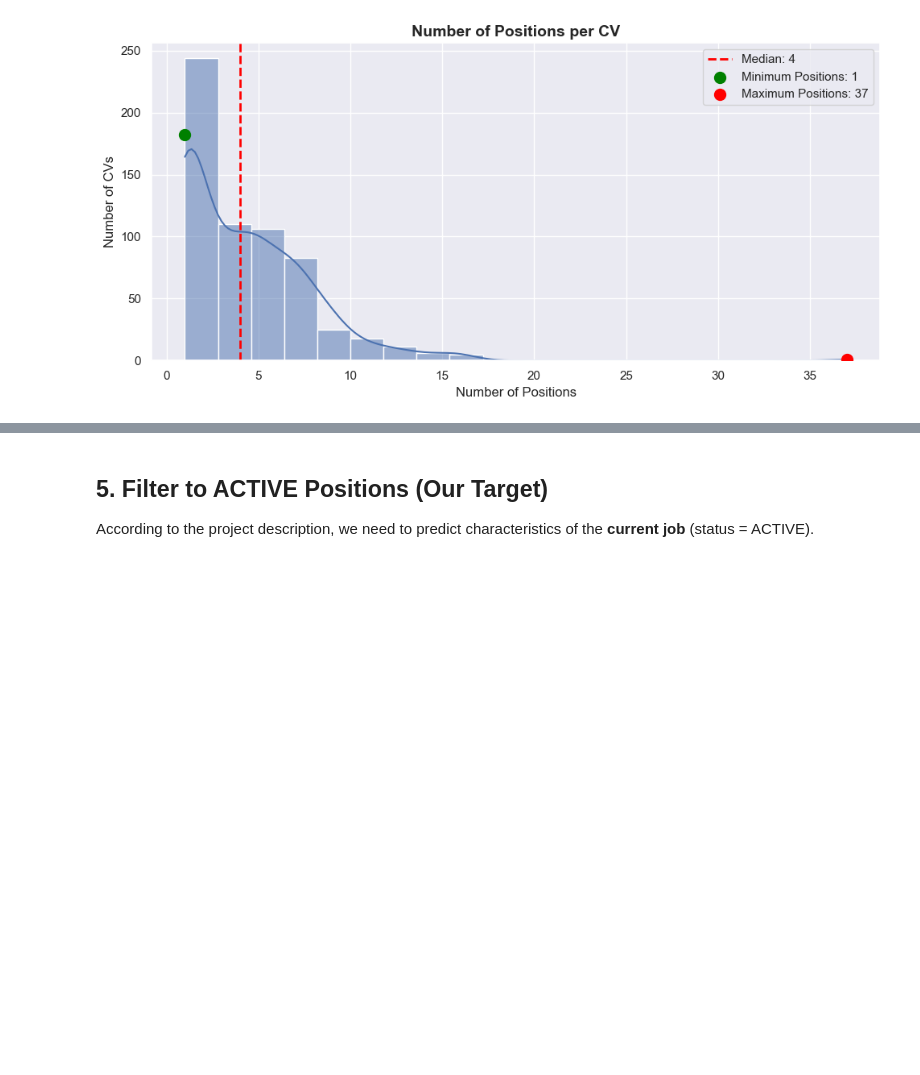
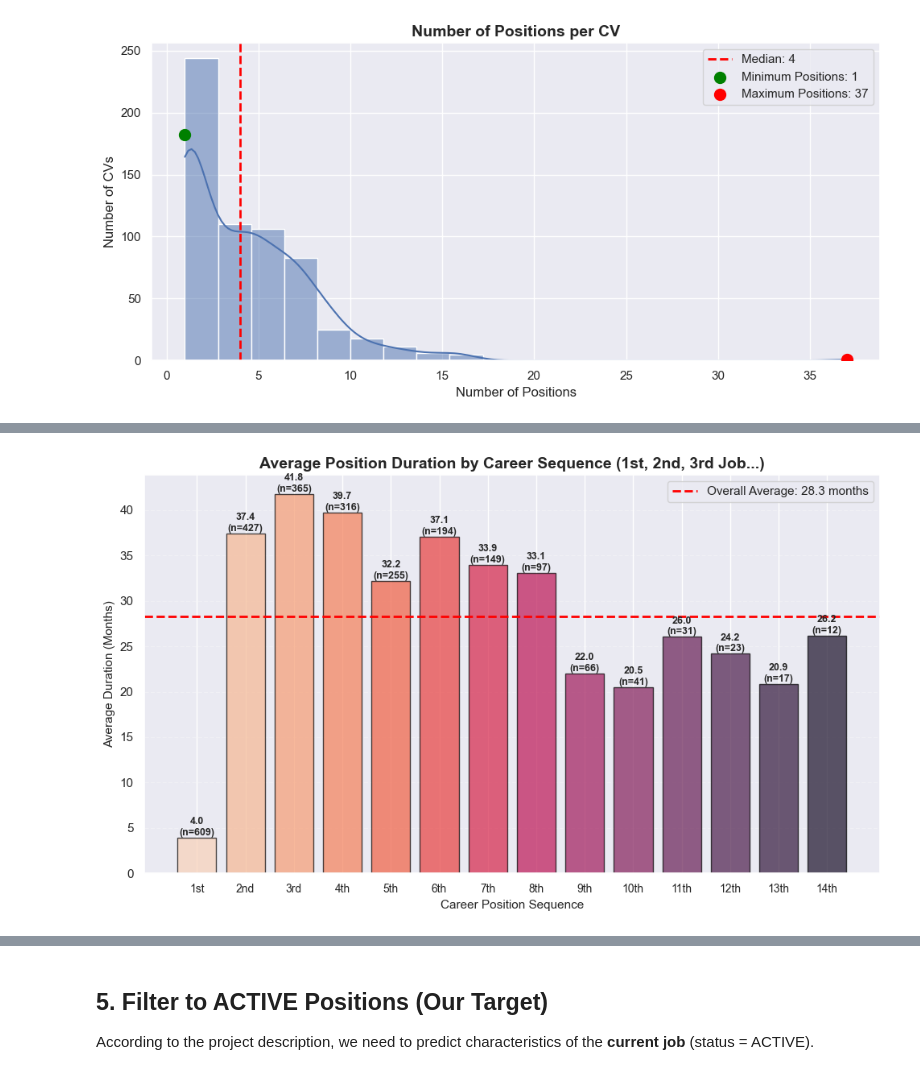
Before and after one commit to Julster35/BuzzwordLearner, a Jupyter notebook: notebooks/01_eda.ipynb, the cells around one changed output, grey strips where cells are left out. Cells and saved outputs as stored; diff of their text form; code cells hidden in the pictures; blank space fills up the shorter version.

```diff
--- a/notebooks/01_eda.ipynb
+++ b/notebooks/01_eda.ipynb
@@ -300,0 +385,26 @@ Positions per CV:
+# %%
+# Plot 3: Average duration by career sequence
+plt.figure(figsize=(10, 6))
+bars = plt.bar(range(len(significant_positions)), significant_positions['avg_duration'],
+                alpha=0.7, edgecolor='black')
+
+# Add value labels on bars
+for i, (bar, row) in enumerate(zip(bars, significant_positions.itertuples())):
+    height = bar.get_height()
+    plt.text(bar.get_x() + bar.get_width()/2., height,
+            f'{height:.1f}\n(n={row.count})',
+            ha='center', va='bottom', fontsize=9, fontweight='bold')
+
+plt.axhline(df_with_duration['duration_months'].mean(), color='red', linestyle='--', linewidth=2,
+            label=f'Overall Average: {df_with_duration["duration_months"].mean():.1f} months')
+plt.xlabel('Career Position Sequence', fontsize=11)
+plt.ylabel('Average Duration (Months)', fontsize=11)
+plt.title('Average Position Duration by Career Sequence (1st, 2nd, 3rd Job...)', fontsize=14, fontweight='bold')
+plt.xticks(range(len(significant_positions)), significant_positions['position_label'], fontsize=10)
+plt.legend()
+plt.grid(axis='y', alpha=0.3, linestyle='--')
+plt.tight_layout()
+plt.savefig('../reports/figures/avg_duration_by_career_sequence.png', dpi=150, bbox_inches='tight')
+plt.show()
+# %% [output]
+[figure, added]
```
Also changed, not shown: parts of 6 cells of this notebook, 8 other files.
